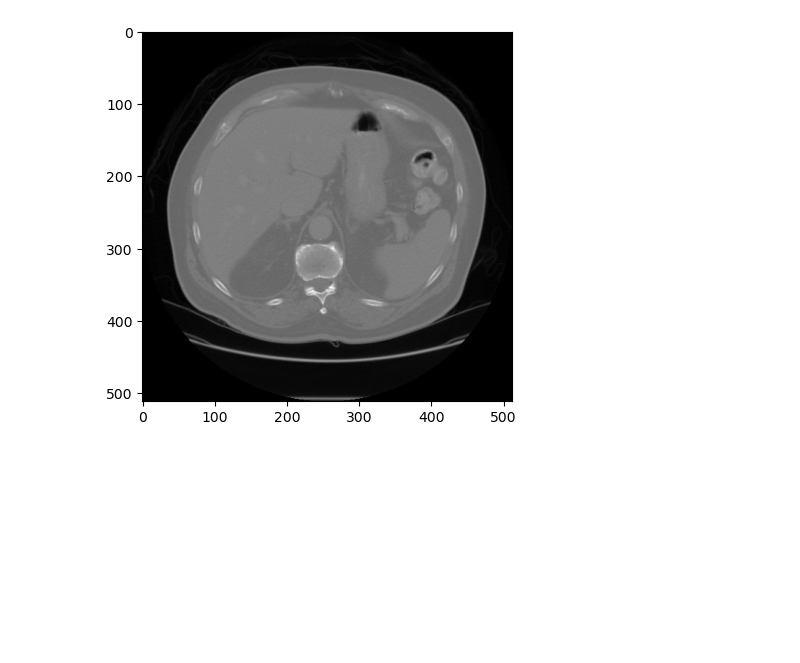
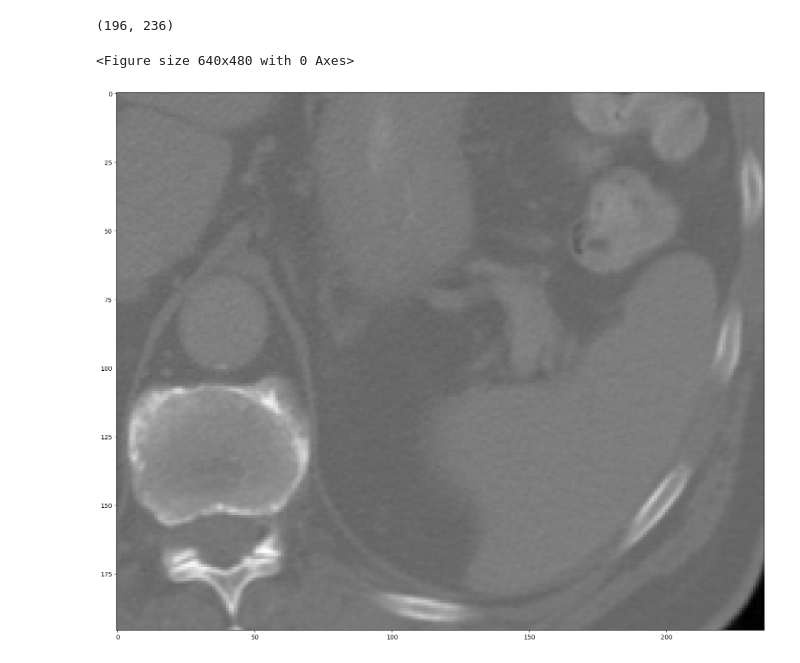
Before and after one commit to jakubMitura14/jax_cpu_experiments_b, a Jupyter notebook: test-project/for_warsaw_conf.ipynb, the cells around one changed output. Drawn from its saved outputs; the diff is of its cells as text; code cells hidden in the pictures; blank space fills up the shorter version.

```diff
--- a/test-project/for_warsaw_conf.ipynb
+++ b/test-project/for_warsaw_conf.ipynb
@@ -15,9 +15,19 @@ import SimpleITK as sitk
 dir_example='/workspaces/jax_cpu_experiments_b/explore/spleen_2_image.nii.gz'
 imageA=sitk.ReadImage(dir_example)
 arr=np.array(sitk.GetArrayFromImage(imageA))
-to_disp=np.rot90(np.rot90(arr[75,:,:]))
-plt.set_cmap("gray")
-plt.imshow(to_disp)
-plt.show()
+arr= np.rot90(np.rot90(arr[75,:,:]))
+arr=arr-np.min(arr.flatten())
+arr=arr/np.max(arr.flatten())
+arr= arr[188:-128,208:-68 ]
+
+arr.shape
 # %% [output]
-[figure, removed]
+(196, 236)
+# %%
+plt.set_cmap("gray")
+plt.figure(figsize = (19,19))
+plt.imshow(arr)
+plt.show()
+# %% [output]
+<Figure size 640x480 with 0 Axes>
+[figure, added]
```
Also changed, not shown: parts of 1 cell of this notebook.
